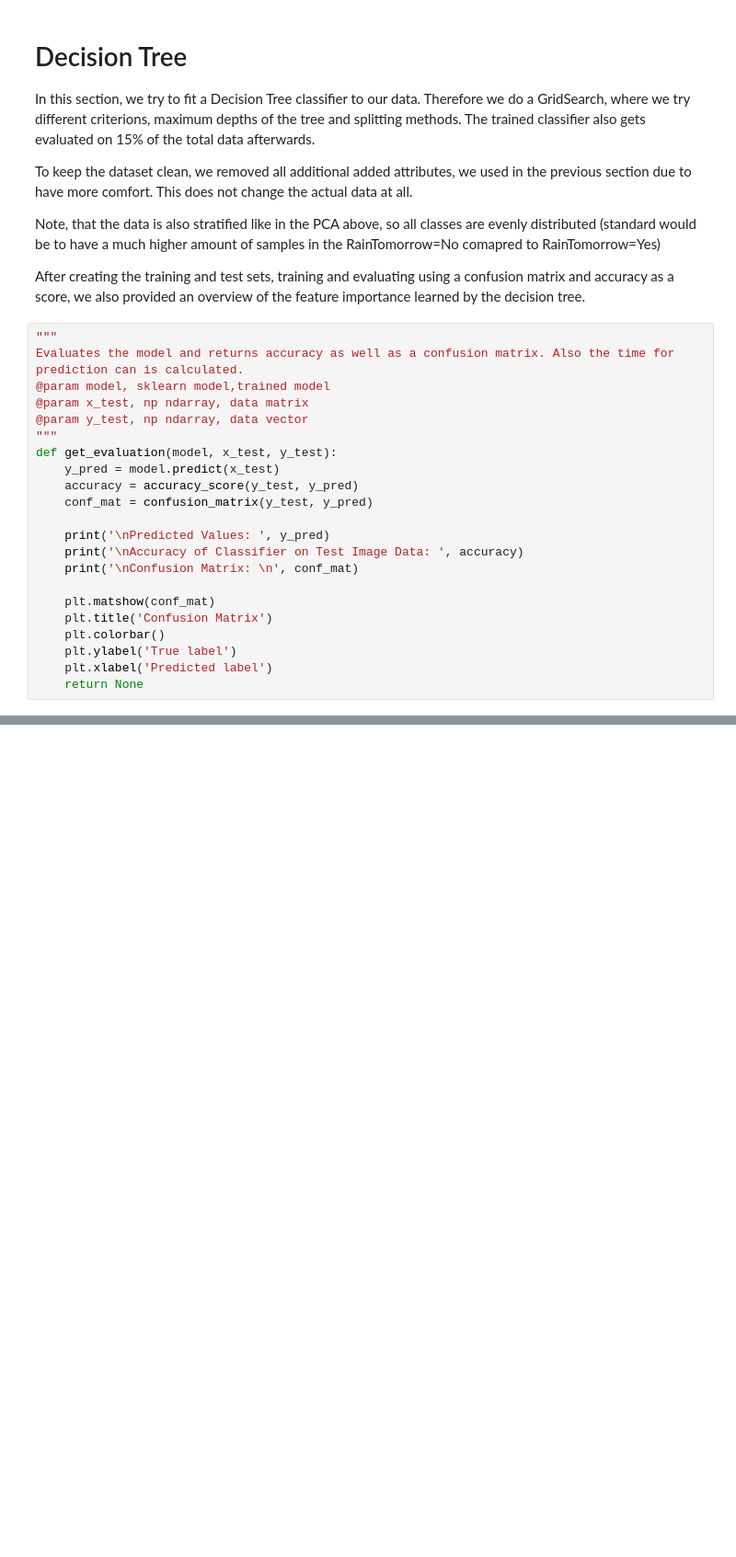
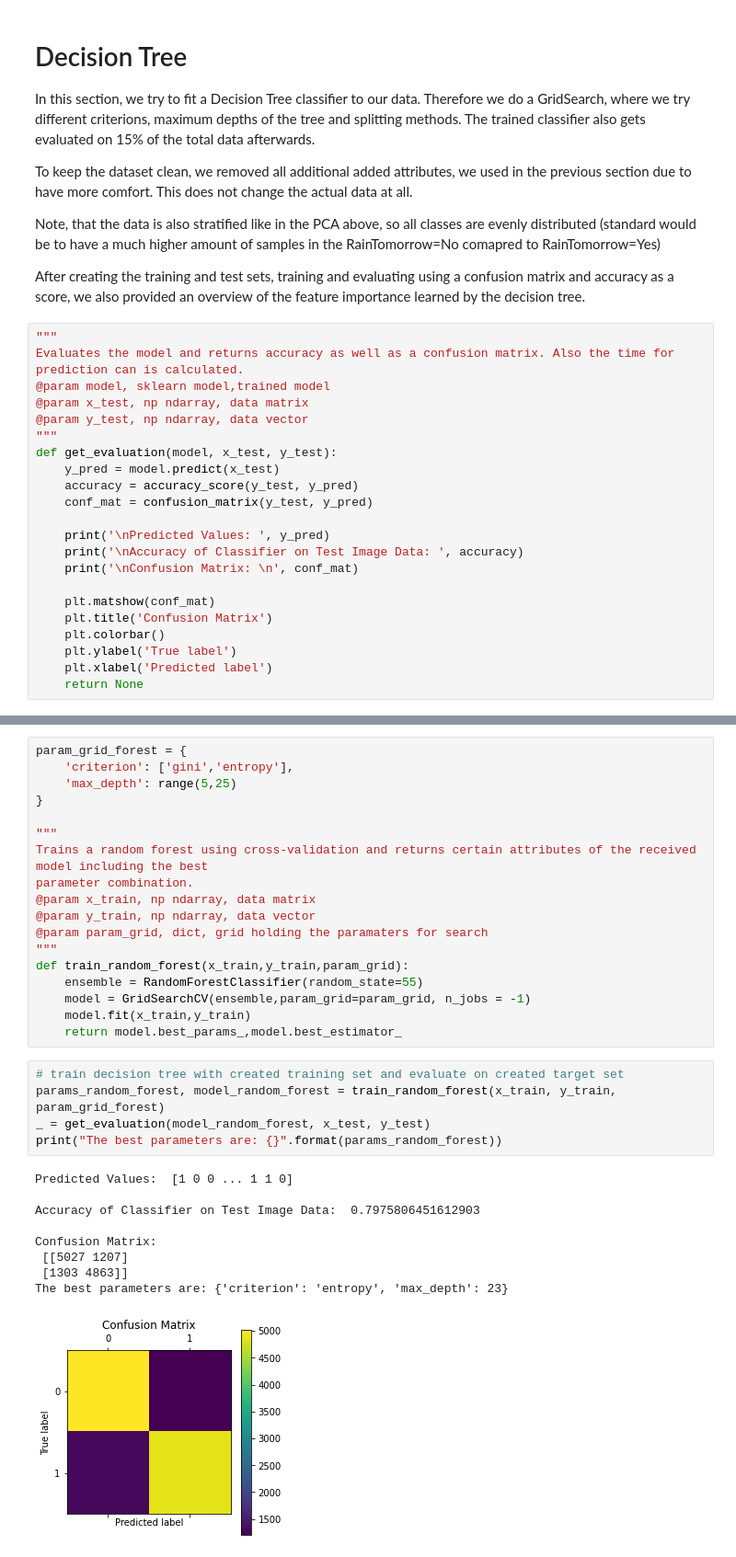
Before and after one commit to Stern1710/australia-weather-data, a Jupyter notebook: SPOD_Group7_Project.ipynb, the cells around one changed output, grey strips where cells are left out. Shown at 92% size. Cells and saved outputs as stored; diff of their text form; blank space fills up the shorter version.

```diff
--- a/SPOD_Group7_Project.ipynb
+++ b/SPOD_Group7_Project.ipynb
@@ -408,0 +412,33 @@ sns.barplot(data = attribute_weights, x='Weight', y='Attribute');
+# %%
+param_grid_forest = {
+    'criterion': ['gini','entropy'],
+    'max_depth': range(5,25)
+}
+
+"""
+Trains a random forest using cross-validation and returns certain attributes of the received model including the best
+parameter combination.
+@param x_train, np ndarray, data matrix
+@param y_train, np ndarray, data vector
+@param param_grid, dict, grid holding the paramaters for search
+"""
+def train_random_forest(x_train,y_train,param_grid):
+    ensemble = RandomForestClassifier(random_state=55)
+    model = GridSearchCV(ensemble,param_grid=param_grid, n_jobs = -1)
+    model.fit(x_train,y_train)
+    return model.best_params_,model.best_estimator_
+# %%
+# train decision tree with created training set and evaluate on created target set
+params_random_forest, model_random_forest = train_random_forest(x_train, y_train, param_grid_forest)
+_ = get_evaluation(model_random_forest, x_test, y_test)
+print("The best parameters are: {}".format(params_random_forest))
+# %% [output]
+Predicted Values:  [1 0 0 ... 1 1 0]
+
+Accuracy of Classifier on Test Image Data:  0.7975806451612903
+
+Confusion Matrix:
+ [[5027 1207]
+ [1303 4863]]
+The best parameters are: {'criterion': 'entropy', 'max_depth': 23}
+[figure, added]
```
Also changed, not shown: parts of 13 cells of this notebook.
